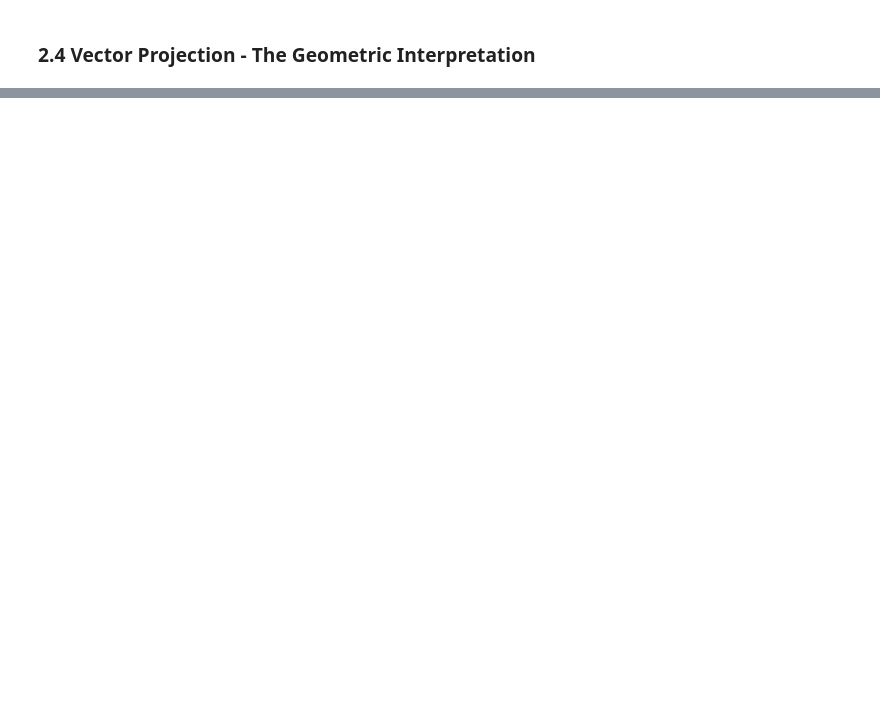
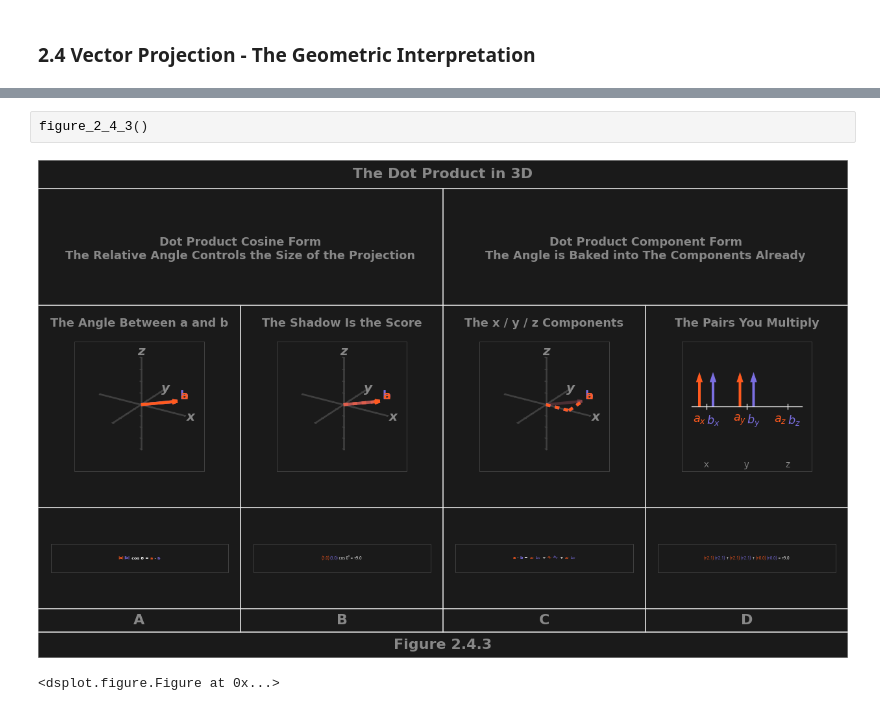
Before and after one commit to eddie-water/sub-shader, a Jupyter notebook: src/subshader/dsp/dsp.ipynb, the cells around one changed output, grey strips where cells are left out. Drawn from its saved outputs; the diff is of its cells as text; blank space fills up the shorter version.

```diff
--- a/src/subshader/dsp/dsp.ipynb
+++ b/src/subshader/dsp/dsp.ipynb
@@ -274,0 +221,5 @@ This is all about re-representing **all the information** from the original sign
+# %%
+figure_2_4_3()
+# %% [output]
+[figure, added]
+<dsplot.figure.Figure at 0x...>
```
Also changed, not shown: parts of 25 cells of this notebook.
